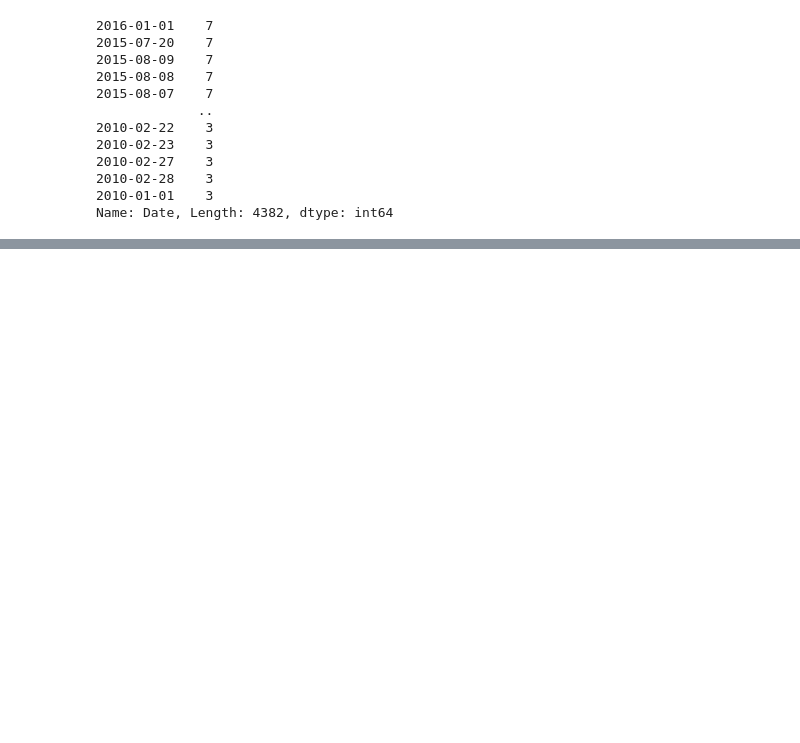
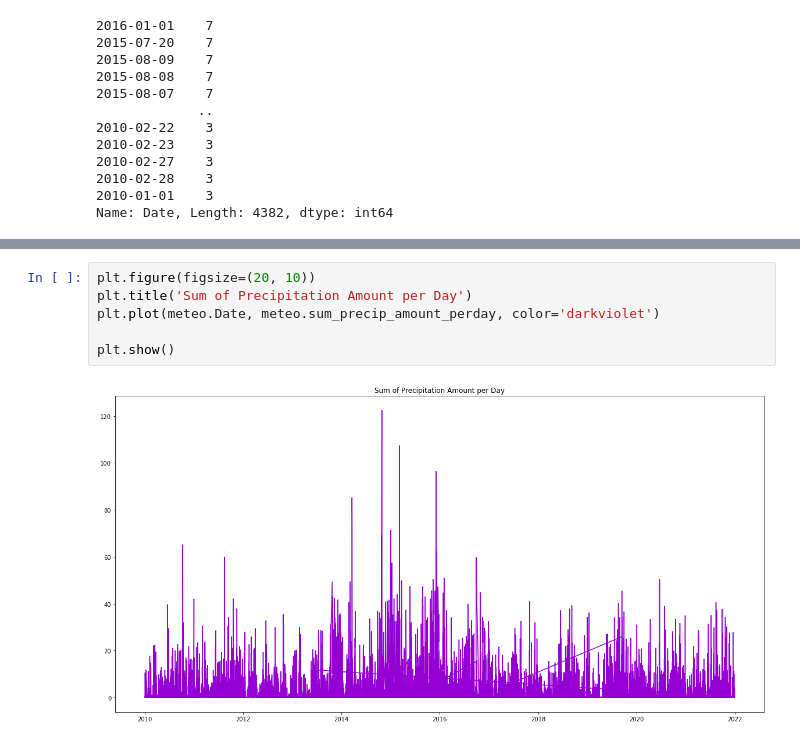
Before and after one commit to Badar97/Progetto_DataScience, a Jupyter notebook: Python/Untitled.ipynb, the cells around one changed output, grey strips where cells are left out. Drawn from its saved outputs; the diff is of its cells as text; blank space fills up the shorter version.

```diff
--- a/Python/Untitled.ipynb
+++ b/Python/Untitled.ipynb
@@ -242,0 +276,8 @@ meteo.head()
+# %%
+plt.figure(figsize=(20, 10))
+plt.title('Sum of Precipitation Amount per Day')
+plt.plot(meteo.Date, meteo.sum_precip_amount_perday, color='darkviolet')
+
+plt.show()
+# %% [output]
+[figure, added]
```
Also changed, not shown: parts of 6 cells of this notebook.
